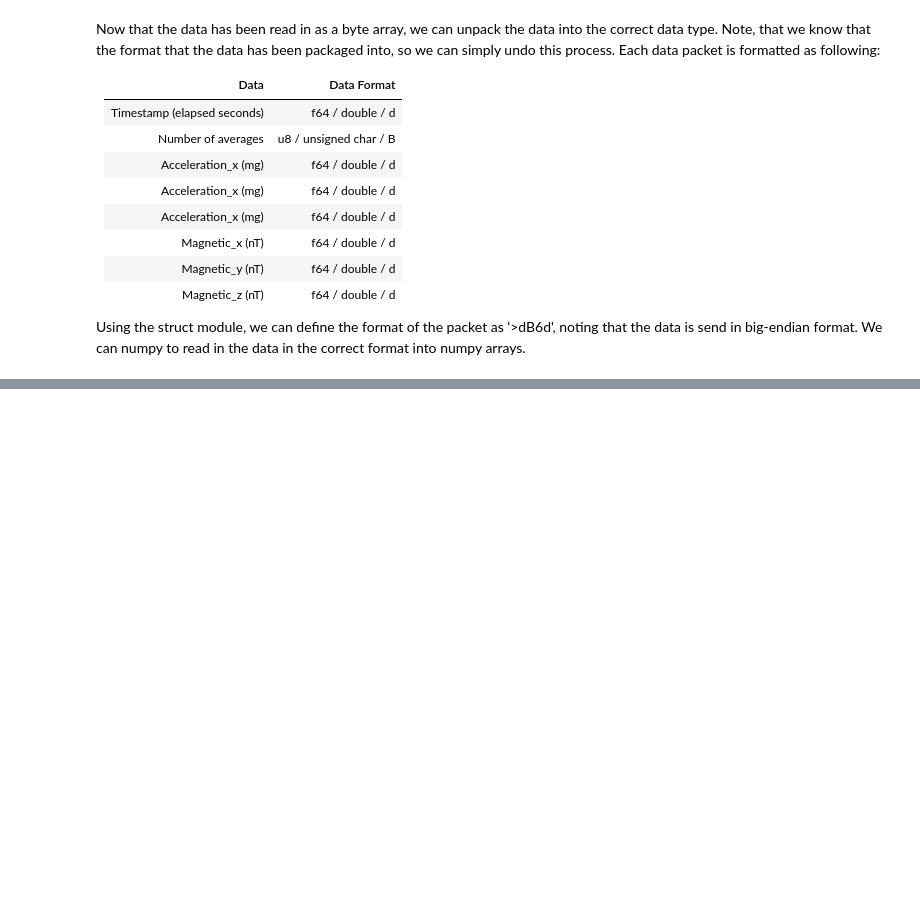
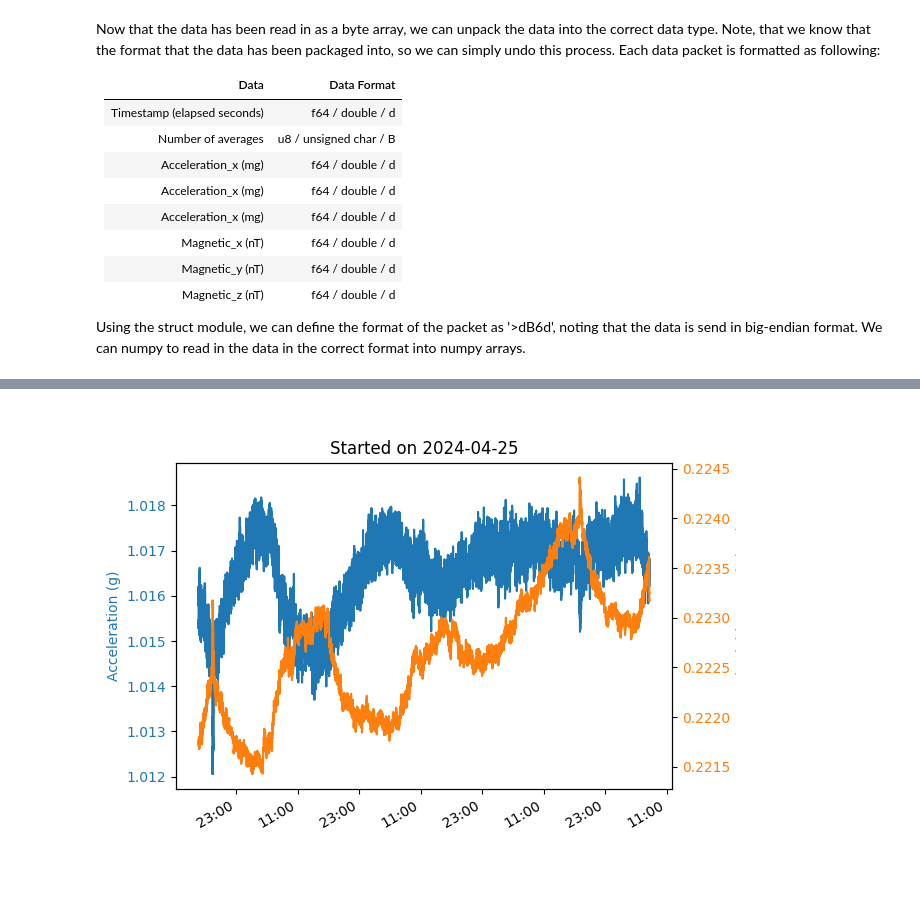
Before and after one commit to UltrasoundSam/micro_sensor, a Jupyter notebook: python/data_investigation.ipynb, the cells around one changed output, grey strips where cells are left out. Drawn from its saved outputs; the diff is of its cells as text; code cells hidden in the pictures; blank space fills up the shorter version.

```diff
--- a/python/data_investigation.ipynb
+++ b/python/data_investigation.ipynb
@@ -86,0 +95,42 @@ fig1.autofmt_xdate()
+# %%
+# Let tidy up the data a little bit via moving average filtering and removing outliers
+def moving_average(data: np_f, windowlength: int) -> np_f:
+    '''Performs moving average filtering on data.
+
+    Inputs:
+        data (numpy array):
+            Array containing timeseries data (1d array)
+        windowlength (int):
+            Number of points to average over (int)
+
+    Returns:
+        averaged (numpy array):
+            Smoothed data (same length as data)
+    '''
+    wndo = np.ones(windowlength)/windowlength
+
+    return np.convolve(data, wndo, 'same')
+
+
+win_length = 100
+averaged_mag = moving_average(magnetic_strength, windowlength=win_length)
+averaged_acc = moving_average(accel_strength, windowlength=win_length)
+
+ave_slice = slice(win_length//2+1, -win_length//2-1)
+ave_slice = slice(1000, -win_length//2)
+
+fig2, ax2a = plt.subplots()
+ax2a.plot(timestamp[ave_slice], 1e-3*averaged_acc[ave_slice], color='C0')
+ax2a.set_ylabel('Acceleration (g)', color='C0')
+ax2a.tick_params(axis='y', labelcolor='C0')
+ax2a.xaxis.set_major_formatter(plt_fmt)
+
+ax2b = ax2a.twinx()
+ax2b.plot(timestamp[ave_slice], averaged_mag[ave_slice]/1e6, color='C1')
+ax2b.set_ylabel('Magnetic Field Strength (mT)', color='C1')
+ax2b.tick_params(axis='y', labelcolor='C1')
+title = f'Started on {timestamp[mask][0].strftime('%Y-%m-%d')}'
+ax2b.set_title(title)
+fig2.autofmt_xdate()
+# %% [output]
+[figure, added]
```
Also changed, not shown: parts of 7 cells of this notebook, 2 other files.
